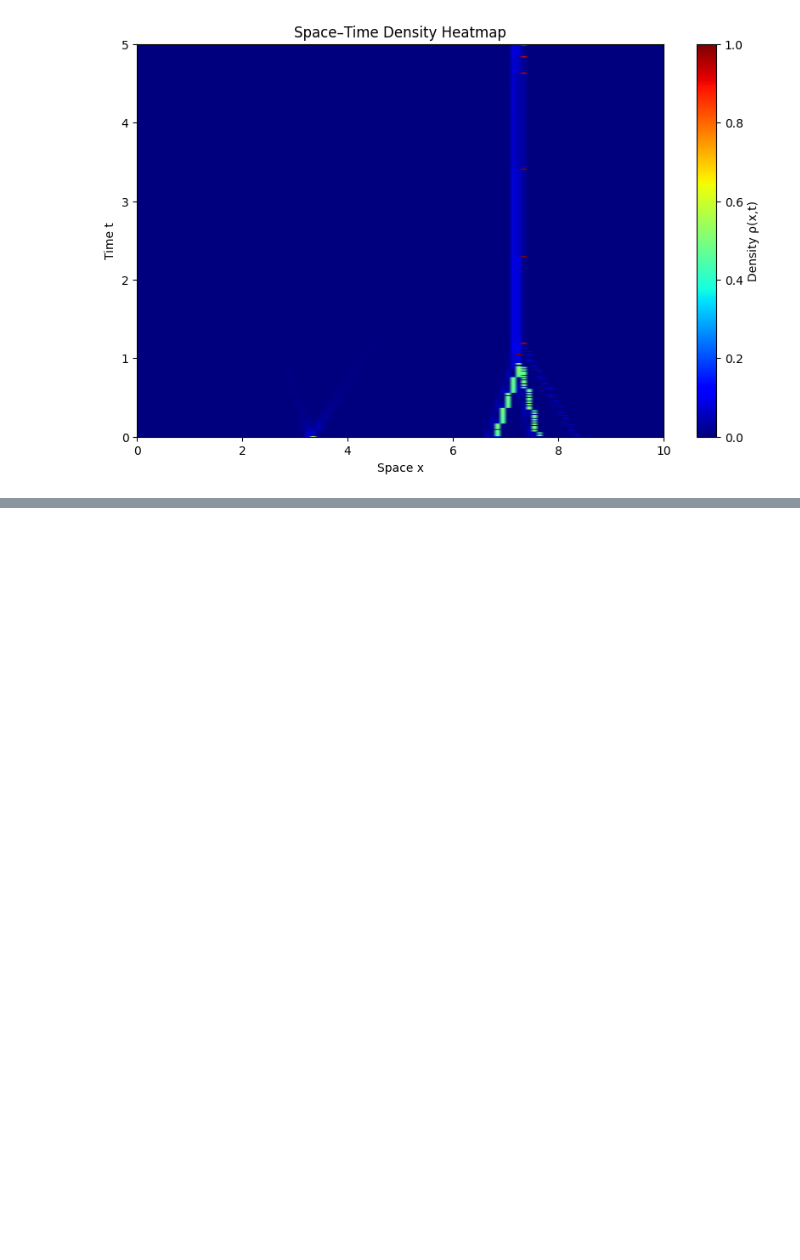
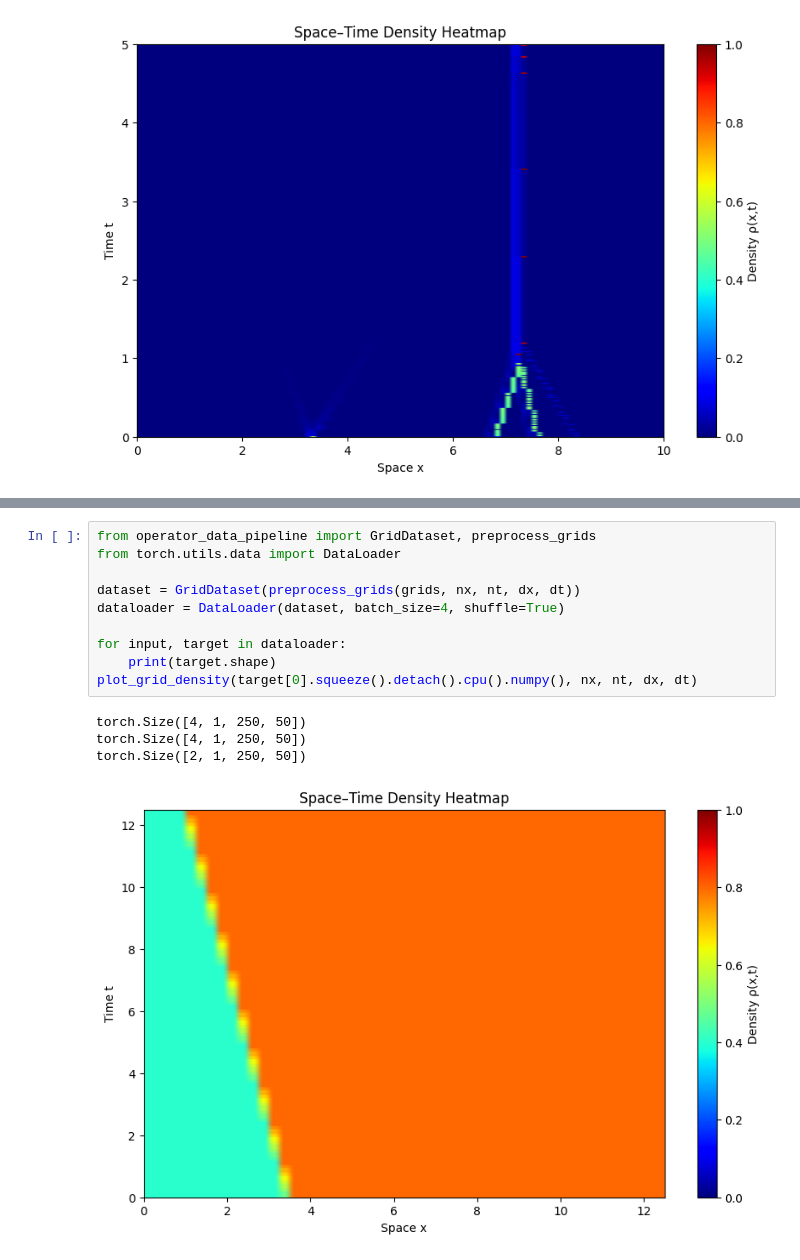
Before and after one commit to mchami02/saint-venant, a Jupyter notebook: operator_learning/operator_test.ipynb, the cells around one changed output, grey strips where cells are left out. Cells and saved outputs as stored; diff of their text form; blank space fills up the shorter version.

```diff
--- a/operator_learning/operator_test.ipynb
+++ b/operator_learning/operator_test.ipynb
@@ -72,0 +95,15 @@ plot_grid_density(grids[0], nx, nt, dx, dt)
+# %%
+from operator_data_pipeline import GridDataset, preprocess_grids
+from torch.utils.data import DataLoader
+
+dataset = GridDataset(preprocess_grids(grids, nx, nt, dx, dt))
+dataloader = DataLoader(dataset, batch_size=4, shuffle=True)
+
+for input, target in dataloader:
+    print(target.shape)
+plot_grid_density(target[0].squeeze().detach().cpu().numpy(), nx, nt, dx, dt)
+# %% [output]
+torch.Size([4, 1, 250, 50])
+torch.Size([4, 1, 250, 50])
+torch.Size([2, 1, 250, 50])
+[figure, added]
```
Also changed, not shown: parts of 4 cells of this notebook, 6 other files.
